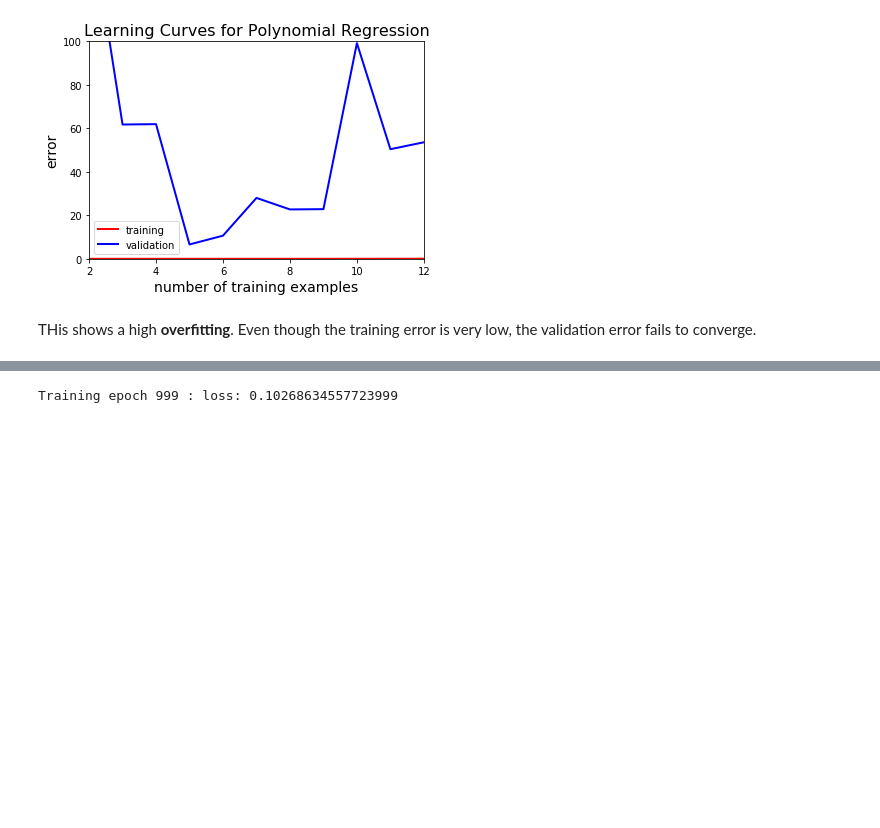
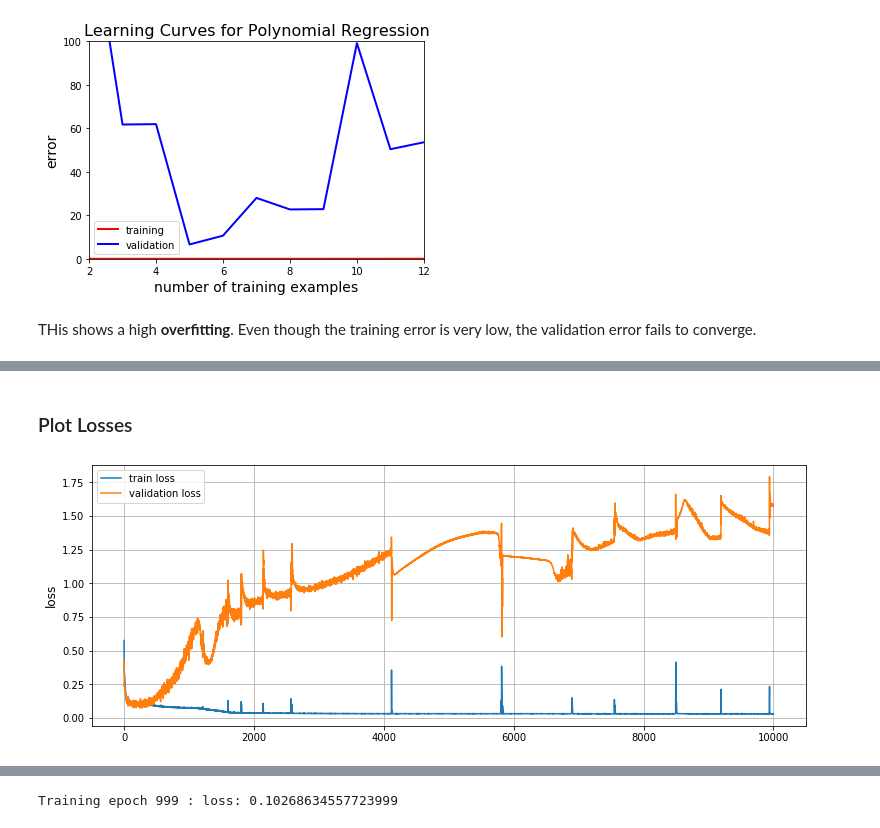
Before and after one commit to thomd/deep-learning-notes, a Jupyter notebook: learning-curves.ipynb, the cells around one changed output, grey strips where cells are left out. Drawn from its saved outputs; the diff is of its cells as text; code cells hidden in the pictures; blank space fills up the shorter version.

```diff
--- a/learning-curves.ipynb
+++ b/learning-curves.ipynb
@@ -332,0 +386,34 @@ dataloader = DataLoader(dataset, batch_size=25)
+# %%
+import sys
+
+epochs = 10000
+
+losses_train = []
+losses_val = []
+
+for epoch in range(epochs):
+    losses_train_batch = 0
+    for X_train_batch, y_train_batch in dataloader_train:
+        model.train()                                               # set model into train-mode
+        y_hat = model(X_train_batch)                                # make prediction
+        loss_train = loss_fn(y_hat, y_train_batch)                  # calculate training loss
+        losses_train_batch += loss_train.item()
+        optimizer.zero_grad()                                       # zero old gradients
+        loss_train.backward()                                       # calculate gradient
+        optimizer.step()                                            # update parameter
+    else:
+        losses_train.append(losses_train_batch / len(dataloader_train))
+
+    with torch.no_grad():
+        losses_val_batch = 0
+        for X_val_batch, y_val_batch in dataloader_val:
+            model.eval()
+            y_hat = model(X_val_batch)
+            loss_val = loss_fn(y_hat, y_val_batch)
+            losses_val_batch += loss_val.item()
+        else:
+            losses_val.append(losses_val_batch / len(dataloader_val))
+
+            if epoch % 10 == 0:
+                sys.stdout.write(f"\r training epoch {epoch:5d}: train-loss = {losses_train[-1]:.4f}, validation-loss = {losses_val[-1]:.4f}")
+                sys.stdout.flush()
@@ -332,0 +422,11 @@ dataloader = DataLoader(dataset, batch_size=25)
+# %% [markdown]
+### Plot Losses
+# %%
+plt.figure(figsize=(12.8, 4.8))
+plt.ylabel('loss', fontsize=12)
+plt.plot(losses_train, label='train loss')
+plt.plot(losses_val, label='validation loss')
+plt.legend()
+plt.grid();
+# %% [output]
+[figure, added]
```
Also changed, not shown: parts of 15 cells of this notebook.
